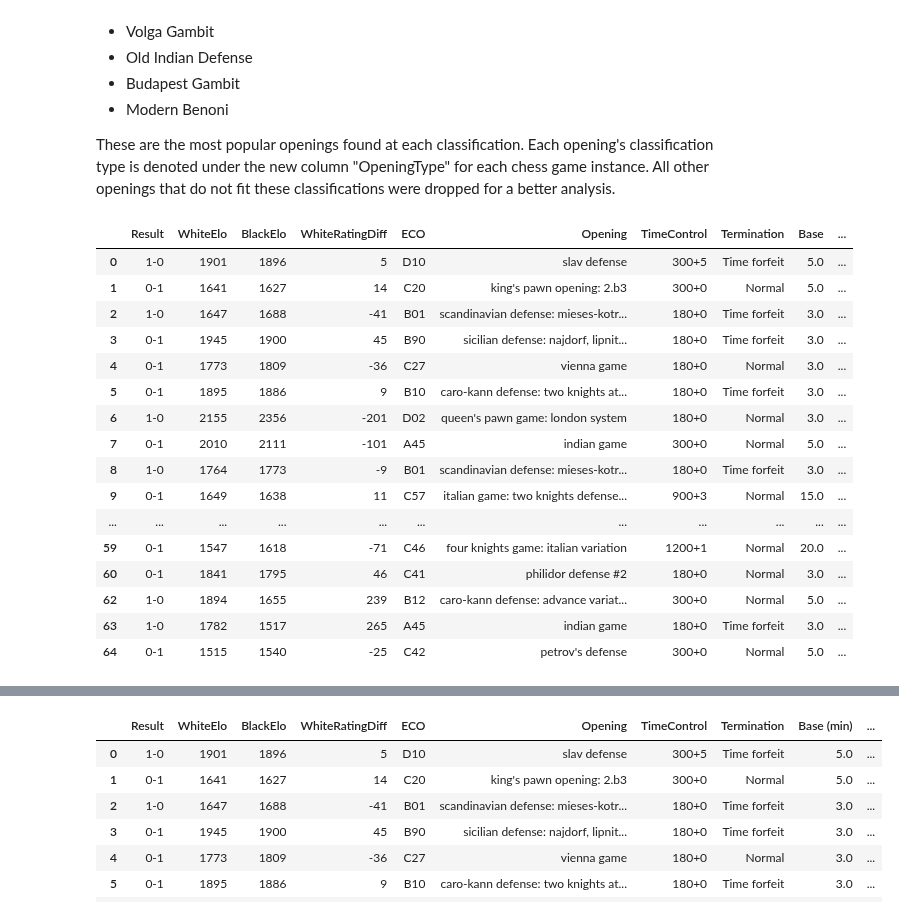
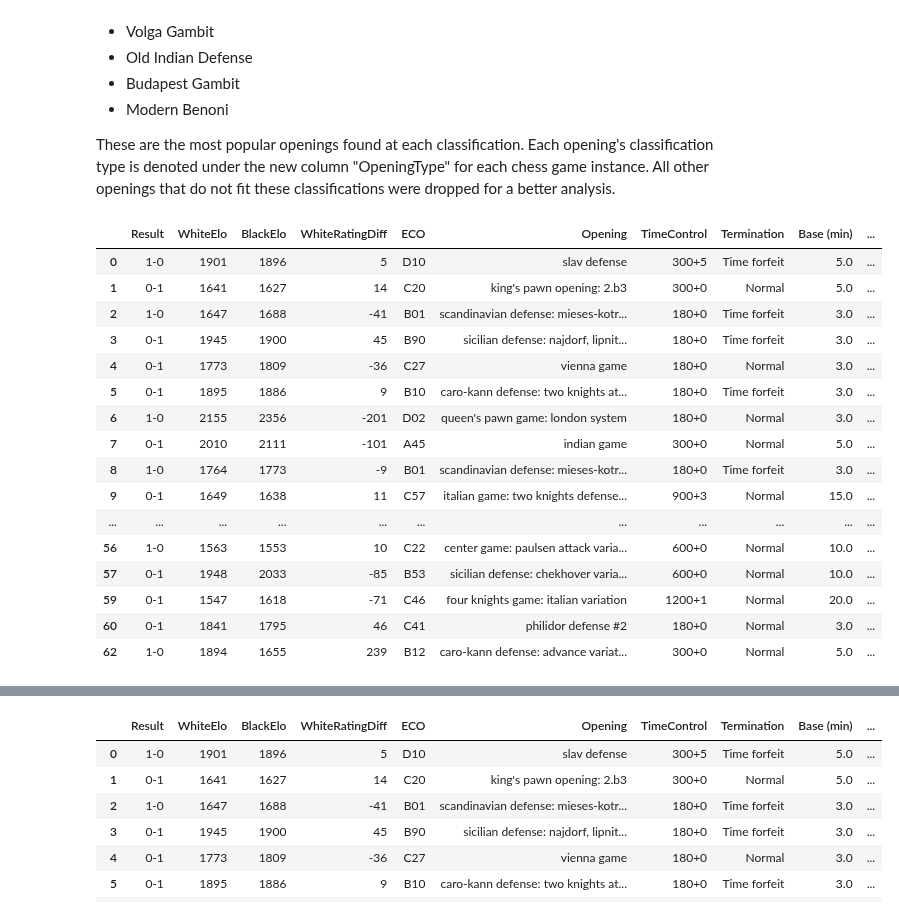
Before and after one commit to jeanie-liu/chess_win_predictor, a Jupyter notebook: phase4.ipynb, the cells around one changed output, grey strips where cells are left out. Cells and saved outputs as stored; diff of their text form; code cells hidden in the pictures.

```diff
--- a/phase4.ipynb
+++ b/phase4.ipynb
@@ -375,38 +378,38 @@ chess_games_cleaned["Opening"].str.contains("slav defense") | \
 chess_games_cleaned["Opening"].str.contains("stonewall attack") | \
 chess_games_cleaned["Opening"].str.contains("colle system") | \
 chess_games_cleaned["Opening"].str.contains("richter-veresov attack") | \
 chess_games_cleaned["Opening"].str.contains("torre attack") | \
 chess_games_cleaned["Opening"].str.contains("symmetrical defense") | \
 chess_games_cleaned["Opening"].str.contains("chigorin defense") | \
 chess_games_cleaned["Opening"].str.contains("baltic defense") | \
 chess_games_cleaned["Opening"].str.contains("marshall defense") | \
 chess_games_cleaned["Opening"].str.contains("blackmar-diemer gambit") | \
 chess_games_cleaned["Opening"].str.contains("colle system") | \
 chess_games_cleaned["Opening"].str.contains("london system")
 
 #Denoting each game's opening type played under column "OpeningType"
 chess_games_cleaned.loc[(chess_games_cleaned['OpenGame'] == True), 'OpeningType'] = 'Open Game'
 chess_games_cleaned.loc[(chess_games_cleaned['SemiOpenGame'] == True), 'OpeningType'] = 'Semi Open Game'
 chess_games_cleaned.loc[(chess_games_cleaned['ClosedGame'] == True), 'OpeningType'] = 'Closed Game'
 chess_games_cleaned.loc[(chess_games_cleaned['SemiClosedGame'] == True), 'OpeningType'] = 'Semi Closed Game'
 
 #Creating a numeric column for the 4 Opening Types
-chess_games_cleaned.loc[(chess_games_cleaned['OpenGame'] == True), 'OpeningType_Num'] = '1'
-chess_games_cleaned.loc[(chess_games_cleaned['SemiOpenGame'] == True), 'OpeningType_Num'] = '2'
-chess_games_cleaned.loc[(chess_games_cleaned['ClosedGame'] == True), 'OpeningType_Num'] = '3'
-chess_games_cleaned.loc[(chess_games_cleaned['SemiClosedGame'] == True), 'OpeningType_Num'] = '4'
+#chess_games_cleaned.loc[(chess_games_cleaned['OpenGame'] == True), 'OpeningType_Num'] = '1'
+#chess_games_cleaned.loc[(chess_games_cleaned['SemiOpenGame'] == True), 'OpeningType_Num'] = '2'
+#chess_games_cleaned.loc[(chess_games_cleaned['ClosedGame'] == True), 'OpeningType_Num'] = '3'
+#chess_games_cleaned.loc[(chess_games_cleaned['SemiClosedGame'] == True), 'OpeningType_Num'] = '4'
 
 #Dropping additional columns created
 chess_games_cleaned = chess_games_cleaned.drop(['OpenGame', 'SemiOpenGame', 'SemiClosedGame', 'ClosedGame'], axis = 1)
 
 #Dropping NaNs in the OpeningType column, indicating openings that were not classified
 chess_games_cleaned = chess_games_cleaned.dropna(subset = ['OpeningType'])
 
 #print(chess_games_cleaned['OpeningType'].unique())
 
 display(chess_games_cleaned.head(50))
 # %% [output]
-|  | Result | WhiteElo | BlackElo | WhiteRatingDiff | ECO | Opening | TimeControl | Termination | Base | ... |
+|  | Result | WhiteElo | BlackElo | WhiteRatingDiff | ECO | Opening | TimeControl | Termination | Base (min) | ... |
 | 0 | 1-0 | 1901 | 1896 | 5 | D10 | slav defense | 300+5 | Time forfeit | 5.0 | ... |
 | 1 | 0-1 | 1641 | 1627 | 14 | C20 | king's pawn opening: 2.b3 | 300+0 | Normal | 5.0 | ... |
 | 2 | 1-0 | 1647 | 1688 | -41 | B01 | scandinavian defense: mieses-kotr... | 180+0 | Time forfeit | 3.0 | ... |
@@ -418,8 +421,8 @@ display(chess_games_cleaned.head(50))
 | 8 | 1-0 | 1764 | 1773 | -9 | B01 | scandinavian defense: mieses-kotr... | 180+0 | Time forfeit | 3.0 | ... |
 | 9 | 0-1 | 1649 | 1638 | 11 | C57 | italian game: two knights defense... | 900+3 | Normal | 15.0 | ... |
 | ... | ... | ... | ... | ... | ... | ... | ... | ... | ... | ... |
+| 56 | 1-0 | 1563 | 1553 | 10 | C22 | center game: paulsen attack varia... | 600+0 | Normal | 10.0 | ... |
+| 57 | 0-1 | 1948 | 2033 | -85 | B53 | sicilian defense: chekhover varia... | 600+0 | Normal | 10.0 | ... |
 | 59 | 0-1 | 1547 | 1618 | -71 | C46 | four knights game: italian variation | 1200+1 | Normal | 20.0 | ... |
 | 60 | 0-1 | 1841 | 1795 | 46 | C41 | philidor defense #2 | 180+0 | Normal | 3.0 | ... |
 | 62 | 1-0 | 1894 | 1655 | 239 | B12 | caro-kann defense: advance variat... | 300+0 | Normal | 5.0 | ... |
-| 63 | 1-0 | 1782 | 1517 | 265 | A45 | indian game | 180+0 | Time forfeit | 3.0 | ... |
-| 64 | 0-1 | 1515 | 1540 | -25 | C42 | petrov's defense | 300+0 | Normal | 5.0 | ... |
```
Also changed, not shown: parts of 29 cells of this notebook.
